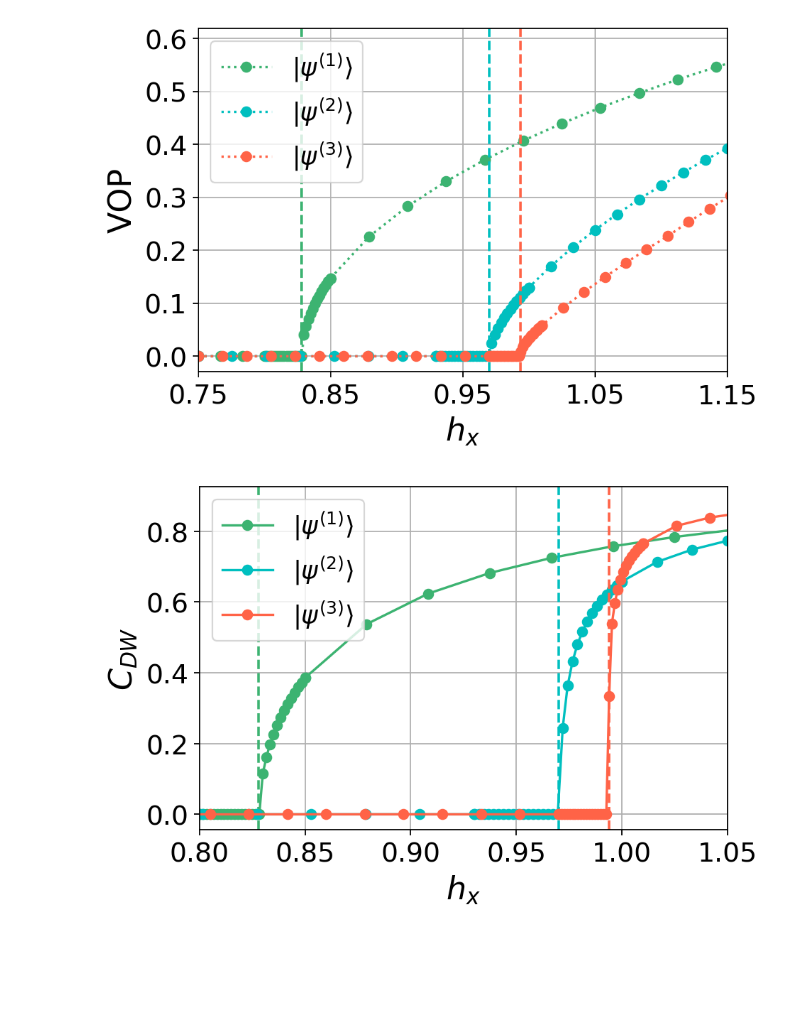
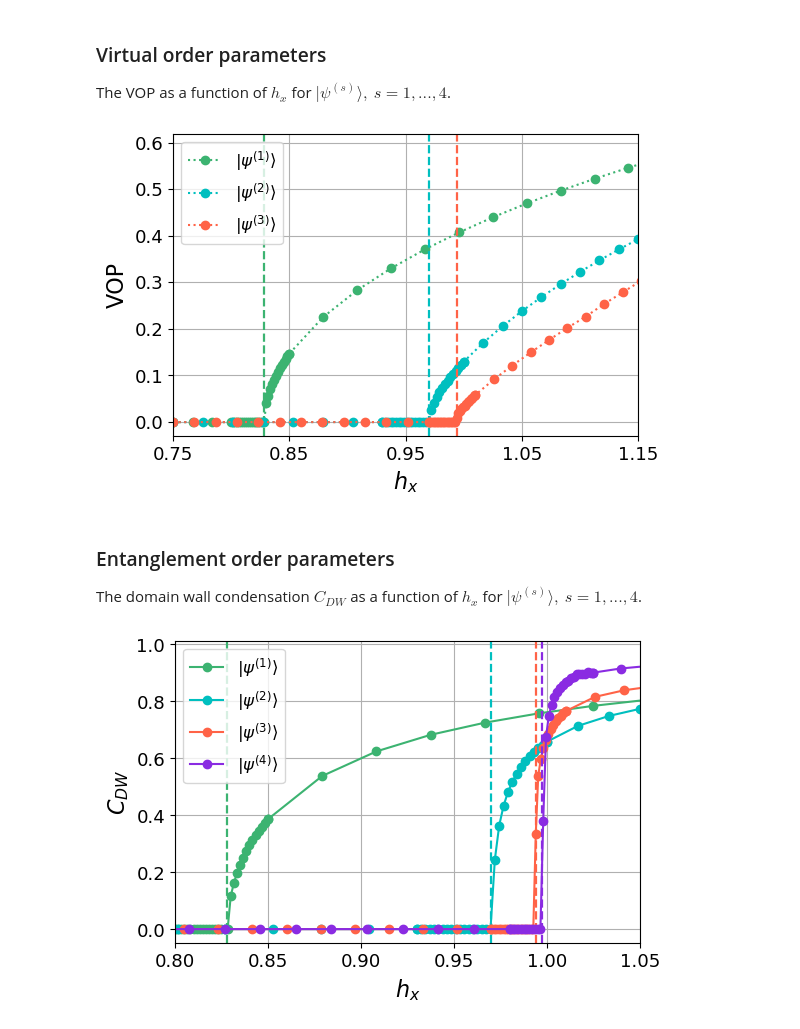
Before and after one commit to j9263178/gtno1D, a Jupyter notebook: tfim_plots.ipynb, the cells around one changed output. Drawn from its saved outputs; the diff is of its cells as text; code cells hidden in the pictures; blank space fills up the shorter version.

```diff
--- a/tfim_plots.ipynb
+++ b/tfim_plots.ipynb
@@ -1,18 +3,13 @@
 # %%
-"""
-    Plot errors of the ground state energy of TFIM calculated through
-variational optimization of MPS, relative to the analytical result.
-"""
-
 import numpy as np
 import matplotlib as mpl
 import matplotlib.pyplot as plt
 
-labelfontsize = 20
-tickfontsize = 17
-legendfontsize = 16
+labelfontsize = 16
+tickfontsize = 13
+legendfontsize = 12
 colors = ["mediumseagreen", "c", "tomato", "blueviolet", "r"]
 labels = [r'$| \psi^{(1)} \rangle$',r'$| \psi^{(2)} \rangle$',r'$| \psi^{(3)} \rangle$',r'$| \psi^{(4)} \rangle$',r'$| \psi^{(5)} \rangle$']
 cgs = [0.828, 0.970, 0.994, 0.9975, 0.9975]
 avlinewidth = 1.6
-dpi = 160
+dpi = 100
@@ -60,3 +63,6 @@ plt.show()
+# %% [markdown]
+### Virtual order parameters
+The VOP as a function of $h_x$ for $|\psi^{(s)}\rangle,\ s = 1,...,4$.
 # %%
 """
     VOP figures with /norm()
@@ -75,23 +81,26 @@ ax.xaxis.set_ticks([0.75, 0.85, 0.95, 1.05, 1.15])
 plt.grid()
 plt.show()
 # %% [output]
-[figure, old version]
+[figure, new version]
+# %% [markdown]
+### Entanglement order parameters
+The domain wall condensation $C_{DW}$ as a function of $h_x$ for $|\psi^{(s)}\rangle,\ s = 1,...,4$.
 # %%
 datas = [np.loadtxt("datas/tfim_numG1_eop.txt"),
          np.loadtxt("datas/tfim_numG2_eop.txt"),
          np.loadtxt("datas/tfim_numG3_eop.txt"),
          np.loadtxt("datas/tfim_numG4_eop.txt")]
 fig, ax = plt.subplots(dpi = dpi)
-for i in range(len(datas)-1):
+for i in range(len(datas)):
     plt.plot(datas[i][:, 0], np.abs(datas[i][:, 1]), marker = 'o', label = labels[i], color = colors[i], linewidth = 1.5, linestyle = '-')
     ax.axvline(cgs[i], color = colors[i], linestyle = '--', linewidth = avlinewidth)
 plt.xticks(fontsize = tickfontsize)
 plt.yticks(fontsize = tickfontsize)
 plt.xlabel("$h_x$", fontsize = labelfontsize)
 plt.ylabel(r'$C_{DW}$', fontsize = labelfontsize)
 plt.xlim(0.8, 1.05)
 plt.grid()
 plt.legend(fontsize = legendfontsize)
 plt.show()
 # %% [output]
-[figure, old version]
+[figure, new version]
```
Also changed, not shown: parts of 5 cells of this notebook, 1 other file.
